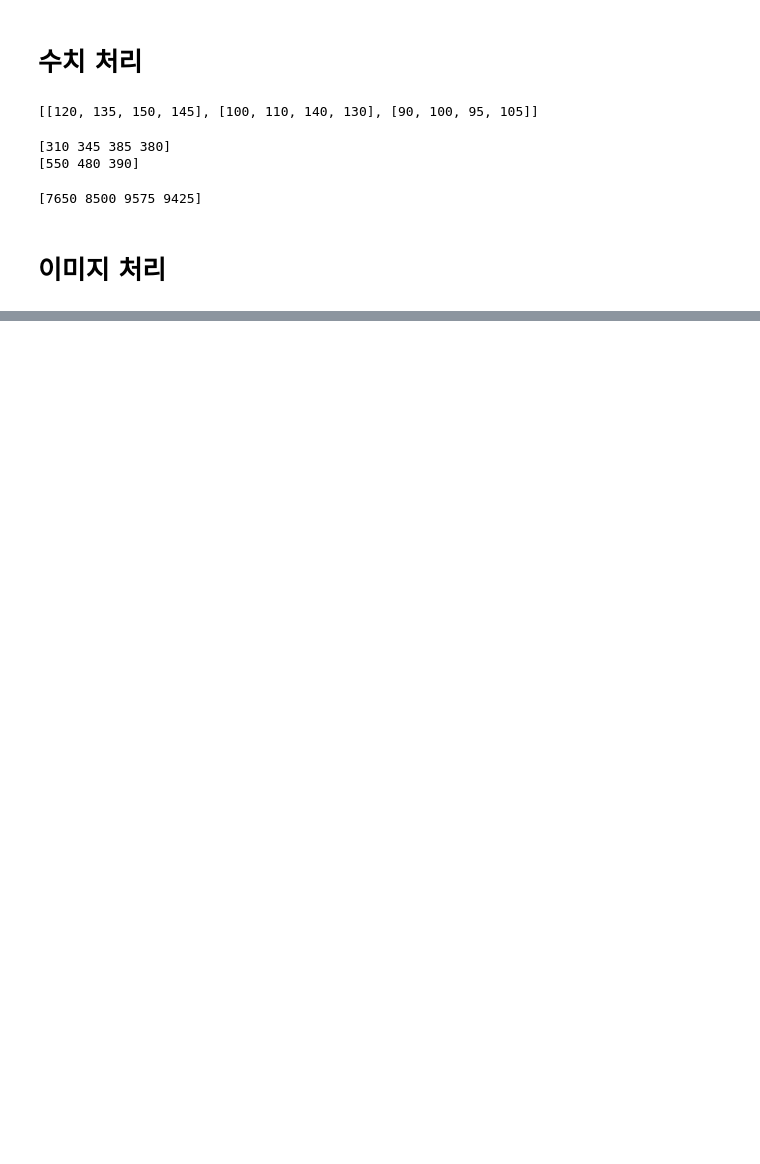
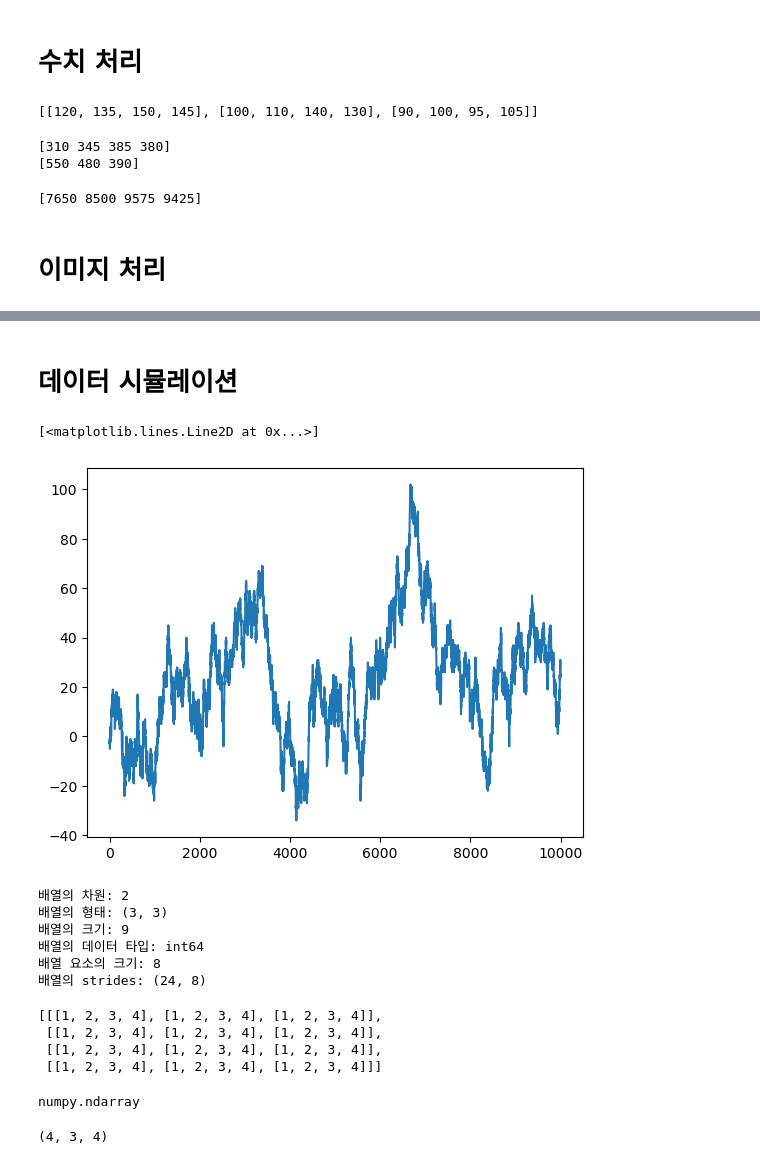
Before and after one commit to Clear-head/hipython_repo, a Jupyter notebook: 12_numpy.ipynb, the cells around one changed output, grey strips where cells are left out. Cells and saved outputs as stored; diff of their text form; code cells hidden in the pictures; blank space fills up the shorter version.

```diff
--- a/12_numpy.ipynb
+++ b/12_numpy.ipynb
@@ -34,0 +54,2 @@ from PIL import img
+# %% [markdown]
+# 데이터 시뮬레이션
@@ -34,0 +58,48 @@ from PIL import img
+# %%
+n_step = 10000
+step = np.random.choice([-1, 1, -2, 2], size=n_step)
+walk = np.cumsum(step)
+# %%
+plt.plot(walk)
+# %% [output]
+[<matplotlib.lines.Line2D at 0x...>]
+[figure, added]
+# %%
+arr = np.array([
+    [1, 2, 3],
+    [4, 5, 6],
+    [7, 8, 9]
+])
+
+# 배열의 속성 확인
+print('배열의 차원:', arr.ndim)         # 2
+print('배열의 형태:', arr.shape)        # (3, 3)
+print('배열의 크기:', arr.size)         # 9
+print('배열의 데이터 타입:', arr.dtype) # int64
+print('배열 요소의 크기:', arr.itemsize) # 8 (바이트)
+print('배열의 strides:', arr.strides)   # (24, 8)
+# %% [output]
+배열의 차원: 2
+배열의 형태: (3, 3)
+배열의 크기: 9
+배열의 데이터 타입: int64
+배열 요소의 크기: 8
+배열의 strides: (24, 8)
+# %%
+tensor_list = [[[1,2,3,4] for i in range(3)] for j in range(4)]
+
+tensor_list
+# %% [output]
+[[[1, 2, 3, 4], [1, 2, 3, 4], [1, 2, 3, 4]],
+ [[1, 2, 3, 4], [1, 2, 3, 4], [1, 2, 3, 4]],
+ [[1, 2, 3, 4], [1, 2, 3, 4], [1, 2, 3, 4]],
+ [[1, 2, 3, 4], [1, 2, 3, 4], [1, 2, 3, 4]]]
+# %%
+arr1 = np.array(tensor_list)
+type(arr1)
+# %% [output]
+numpy.ndarray
+# %%
+arr1.shape
+# %% [output]
+(4, 3, 4)
```
Also changed, not shown: parts of 5 cells of this notebook, 1 other file.
